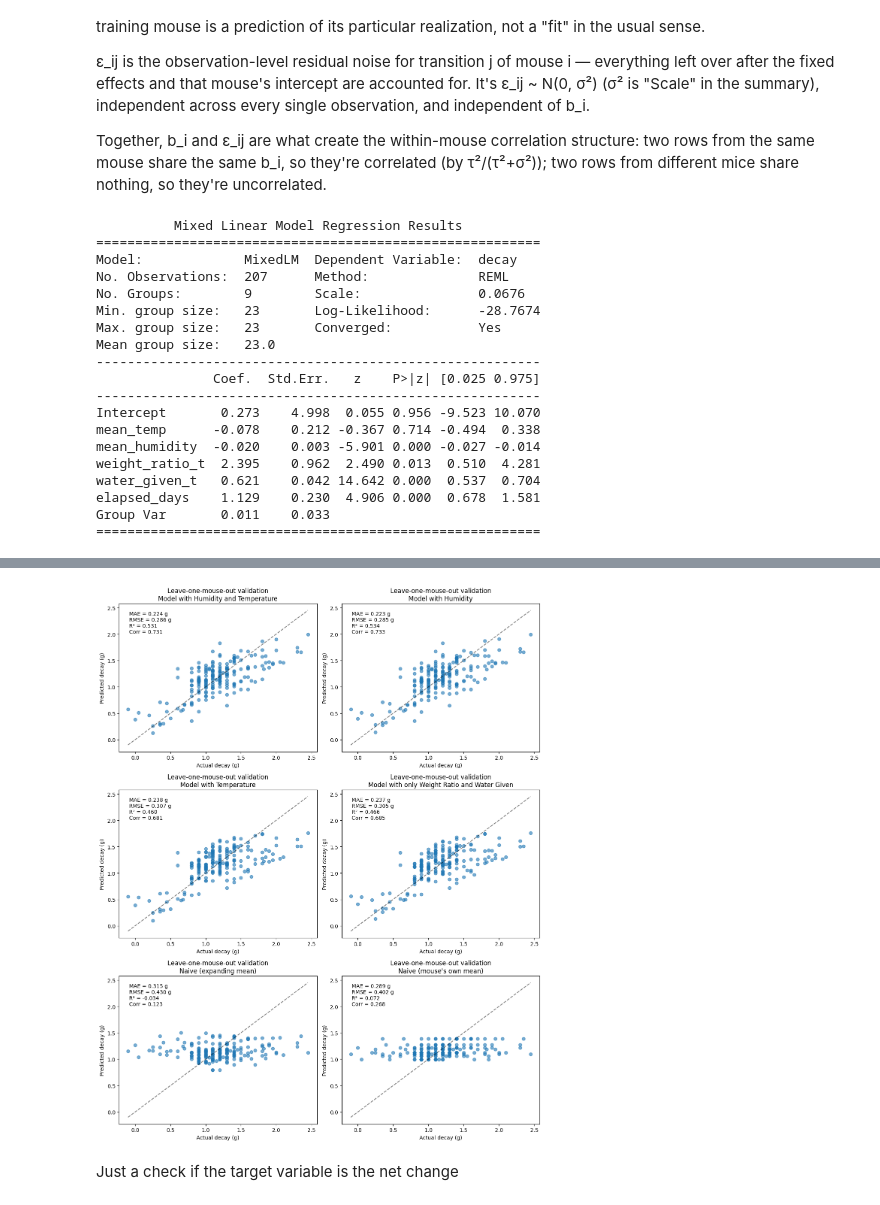
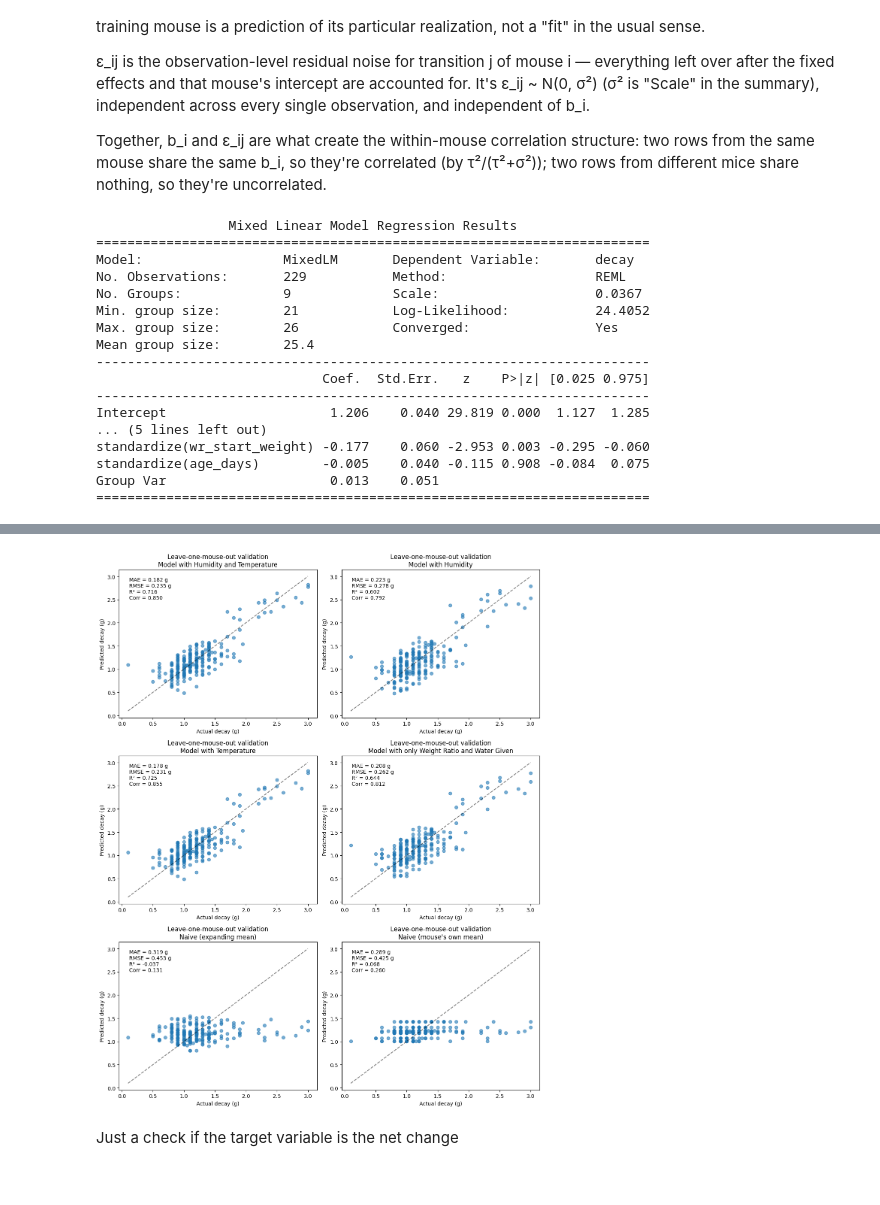
Before and after one commit to rozmar/NDNF-pipeline, a Jupyter notebook: Notebooks/water_prediction_model.ipynb, the cells around one changed output, grey strips where cells are left out. Cells and saved outputs as stored; diff of their text form; code cells hidden in the pictures.

```diff
--- a/Notebooks/water_prediction_model.ipynb
+++ b/Notebooks/water_prediction_model.ipynb
@@ -285,0 +310,9 @@ wr_log
+# %%
+# ---- merge in date_of_birth and convert to age (days) at each log ----
+
+dob_df = lab.Subject().fetch(format='frame')[['date_of_birth']].reset_index()
+wr_log = wr_log.merge(dob_df, on='subject_id', how='left')
+wr_log['date_of_birth'] = pd.to_datetime(wr_log['date_of_birth'])
+wr_log['age_days'] = (wr_log['log_datetime'] - wr_log['date_of_birth']).dt.days
+
+wr_log[['subject_id', 'log_datetime', 'date_of_birth', 'age_days']].head()
@@ -291,8 +331,12 @@ wr_log = wr_log.merge(wr_master[['subject_id', 'water_restriction_id', 'wr_start
                        on=['subject_id', 'water_restriction_id'], how='left')
 wr_log = wr_log.sort_values(['subject_id', 'log_datetime'])
 
+outlier_ids = ['M018', 'M021']
+
 transitions = []
 for subject_id, grp in wr_log.groupby('subject_id'):
+    # if subject_id in outlier_ids:
+    #     continue
     grp = grp.sort_values('log_datetime').reset_index(drop=True)
     for i in range(len(grp) - 1):
         t, t1 = grp.loc[i], grp.loc[i + 1]
@@ -311,6 +355,7 @@ for subject_id, grp in wr_log.groupby('subject_id'):
             'decay': decay,
             'wr_start_weight': t['wr_start_weight'],
             'weight_t': t['weight'],
+            'age_days': t['age_days'],
             'weight_ratio_t': t['weight'] / t['wr_start_weight'],
             'net_change': t1['weight'] - t['weight'],
         })
@@ -414,30 +459,28 @@ Together, b_i and ε_ij are what create the within-mouse correlation structure:
 # %%
 import statsmodels.formula.api as smf
 
-model = smf.mixedlm("decay ~ mean_temp + mean_humidity + weight_ratio_t + water_given_t + elapsed_days + C(sex)",
-                     data=transitions, groups=transitions["subject_id"])
+model = smf.mixedlm("decay ~ standardize(mean_temp) + standardize(mean_humidity) + standardize(weight_t) + standardize(water_given_t) + standardize(elapsed_days) + C(sex) + standardize(wr_start_weight) + standardize(age_days)",
+                     data=transitions, groups=transitions["subject_id"], re_formula=None)
 result = model.fit()
 print(result.summary())
 # %% [output]
-          Mixed Linear Model Regression Results
-=========================================================
-Model:             MixedLM  Dependent Variable:  decay
-No. Observations:  207      Method:              REML
-No. Groups:        9        Scale:               0.0676
-Min. group size:   23       Log-Likelihood:      -28.7674
-Max. group size:   23       Converged:           Yes
-Mean group size:   23.0
----------------------------------------------------------
-               Coef.  Std.Err.   z    P>|z| [0.025 0.975]
----------------------------------------------------------
-Intercept       0.273    4.998  0.055 0.956 -9.523 10.070
-mean_temp      -0.078    0.212 -0.367 0.714 -0.494  0.338
-mean_humidity  -0.020    0.003 -5.901 0.000 -0.027 -0.014
-weight_ratio_t  2.395    0.962  2.490 0.013  0.510  4.281
-water_given_t   0.621    0.042 14.642 0.000  0.537  0.704
-elapsed_days    1.129    0.230  4.906 0.000  0.678  1.581
-Group Var       0.011    0.033
-=========================================================
+                 Mixed Linear Model Regression Results
+=======================================================================
+Model:                  MixedLM       Dependent Variable:       decay
+No. Observations:       229           Method:                   REML
+No. Groups:             9             Scale:                    0.0367
+Min. group size:        21            Log-Likelihood:           24.4052
+Max. group size:        26            Converged:                Yes
+Mean group size:        25.4
+-----------------------------------------------------------------------
+                             Coef.  Std.Err.   z    P>|z| [0.025 0.975]
+-----------------------------------------------------------------------
+Intercept                     1.206    0.040 29.819 0.000  1.127  1.285
+... (5 lines left out)
+standardize(wr_start_weight) -0.177    0.060 -2.953 0.003 -0.295 -0.060
+standardize(age_days)        -0.005    0.040 -0.115 0.908 -0.084  0.075
+Group Var                     0.013    0.051
+=======================================================================
 # %%
 def compute_metrics(cv_results):
     actual = cv_results['actual']
@@ -456,7 +499,7 @@ def compute_metrics(cv_results):
 import warnings
 from statsmodels.tools.sm_exceptions import ConvergenceWarning
 
-def cross_validate_leave_one_mouse_out(transitions, formula, target_col='decay'):
+def cross_validate_leave_one_mouse_out(transitions, formula, target_col='decay', re_formula = None):
     predictions = []
     for held_out in transitions['subject_id'].unique():
         train = transitions[transitions['subject_id'] != held_out]
@@ -465,7 +508,7 @@ def cross_validate_leave_one_mouse_out(transitions, formula, target_col='decay')
             continue
         with warnings.catch_warnings(record=True) as caught:
             warnings.simplefilter("always", ConvergenceWarning)
-            m = smf.mixedlm(formula, data=train, groups=train["subject_id"]).fit()
+            m = smf.mixedlm(formula, data=train, groups=train["subject_id"], re_formula=re_formula).fit()
         if any("failed to converge" in str(w.message) for w in caught):
             print(f"Optimization failed for held-out mouse {held_out} (formula: {formula})")
         for w in caught:
@@ -499,10 +542,10 @@ cv_results_naive_mean = (
 )
 errors_naive_mean = compute_metrics(cv_results_naive_mean)
 # %%
-cv_results_ht, errors_ht = cross_validate_leave_one_mouse_out(transitions, "decay ~ mean_temp + mean_humidity + weight_ratio_t + water_given_t + elapsed_days + C(sex)")
-cv_results_h, errors_h = cross_validate_leave_one_mouse_out(transitions, "decay ~ mean_humidity + weight_ratio_t + water_given_t + elapsed_days + C(sex)")
-cv_results_t, errors_t = cross_validate_leave_one_mouse_out(transitions, "decay ~ mean_temp + weight_ratio_t + water_given_t + elapsed_days + C(sex)")
-cv_results, errors = cross_validate_leave_one_mouse_out(transitions, "decay ~ weight_ratio_t + water_given_t + elapsed_days + C(sex)")
+cv_results_ht, errors_ht = cross_validate_leave_one_mouse_out(transitions, "decay ~ standardize(mean_temp) + standardize(mean_humidity) + standardize(weight_t) + standardize(water_given_t) + standardize(elapsed_days) + C(sex) + standardize(wr_start_weight) + standardize(age_days)")
+cv_results_h, errors_h = cross_validate_leave_one_mouse_out(transitions, "decay ~ standardize(mean_humidity) + standardize(weight_t) + standardize(water_given_t) + standardize(elapsed_days) + C(sex) + standardize(wr_start_weight) + standardize(age_days)")
+cv_results_t, errors_t = cross_validate_leave_one_mouse_out(transitions, "decay ~ standardize(mean_temp) + standardize(weight_t) + standardize(water_given_t) + standardize(elapsed_days) + C(sex) + standardize(wr_start_weight) + standardize(age_days)")
+cv_results, errors = cross_validate_leave_one_mouse_out(transitions, "decay ~ standardize(weight_t) + standardize(water_given_t) + standardize(elapsed_days) + C(sex) + standardize(wr_start_weight) + standardize(age_days)")
 
 fig, axes = plt.subplots(3, 2, figsize=(12, 15))
 
@@ -583,4 +613,4 @@ Optimization failed for held-out mouse M018 (formula: decay ~ mean_temp + weight
-[figure, old version]
+[figure, new version]
 # %% [markdown]
 Just a check if the target variable is the net change
 # %%
```
Also changed, not shown: parts of 25 cells of this notebook, 3 other files.
